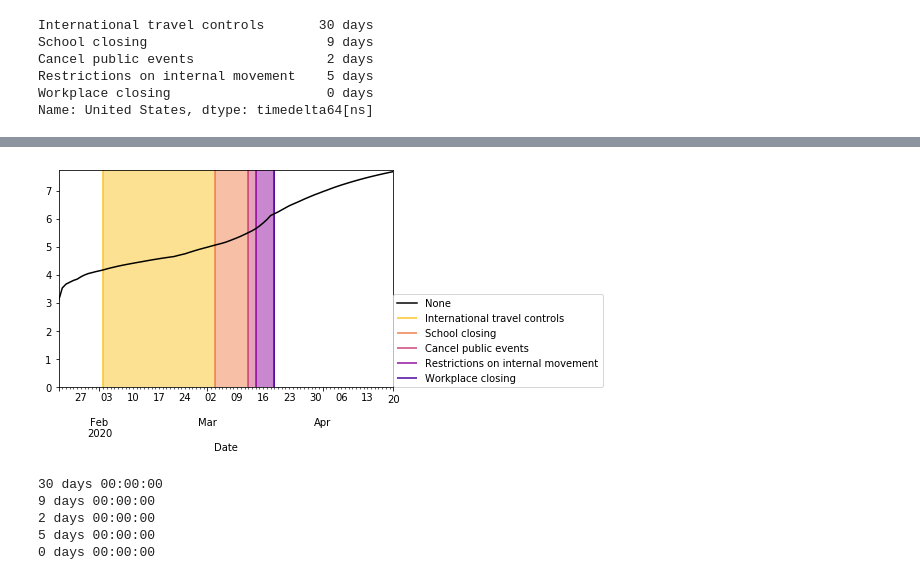
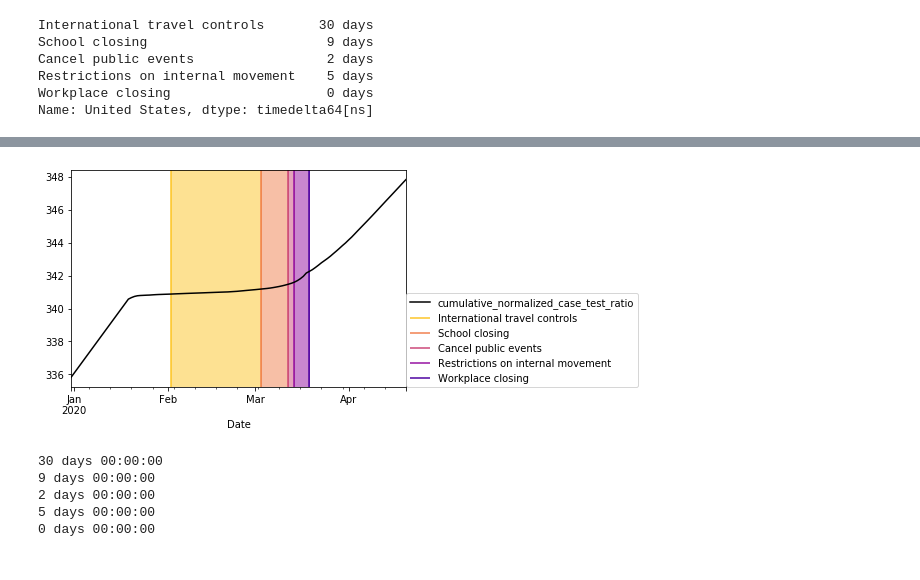
Before and after one commit to mgudorf/datsci, a Jupyter notebook: capstone2/COVID.ipynb, the cells around one changed output, grey strips where cells are left out. Cells and saved outputs as stored; diff of their text form; code cells hidden in the pictures.

```diff
--- a/capstone2/COVID.ipynb
+++ b/capstone2/COVID.ipynb
@@ -327,0 +447,10 @@ plt.xticks(rotation=45)
+# %%
+fig, ax = plt.subplots()
+for i, x in enumerate(before_minus_after_residual_df_small.values):
+    ax.plot(5*[i], x, marker='.', label=before_minus_after_residual_df_small.index[i])
+
+_ = ax.set_ylabel('Residual')
+_ = ax.set_xlabel('Blocks')
+#_ = ax.set_title('Variance comparison, blocks')
+# _ = ax.set_ylim([-window, window])
+_ = plt.show()
@@ -327,0 +479,8 @@ plt.xticks(rotation=45)
+# %%
+for i, x in enumerate(before_minus_after_residual_df_small.values.transpose()):
+    plt.plot(17*[i], x, marker='.', label=before_minus_after_residual_df_small.columns[i])
+_ = plt.ylabel('Residual')
+_ = plt.xlabel('Treatments')
+_ = plt.xticks(rotation=90)
+_ = plt.legend(loc=(1,0))
+_ = plt.show()
@@ -354,6 +537,3 @@ Cancel public events                 2 days
 Restrictions on internal movement    5 days
 Workplace closing                    0 days
 Name: United States, dtype: timedelta64[ns]
-# %%
-until_next_measure_widths = until_next_measure_widths.loc[usa_responses_start.sort_values().index]
-until_next_measure_widths
@@ -367 +544,3 @@ Name: United States, dtype: timedelta64[ns]
+# %%
+data.loc[:, 'cumulative_normalized_case_test_ratio'] = (data.total_cases_interpolated / data.tests_cumulative_interpolated).cumsum()
 # %%
@@ -395,20 +563,20 @@ cumulative_normalized_case_data = (amurica.total_cases_interpolated / ((amurica.
 # %%
 cmap = plt.get_cmap('plasma')
 my_colors = [cmap(int(i)) for i in np.linspace(cmap.N-32, 32, len(usa_responses_start))]
 
 fig, ax = plt.subplots()
-cumulative_normalized_case_data.plot(ax=ax,color='k')
-_, ymax = ax.get_ylim()
-ymin = 0
+data.loc['United States', 'cumulative_normalized_case_test_ratio'].plot(ax=ax,color='k')
+ymin, ymax = ax.get_ylim()
+
 for i, (df_index, df_val) in enumerate(usa_responses_start.sort_values().iteritems()):
     ax.vlines(df_val, ymin=ymin, ymax=ymax, label=df_index, color=my_colors[i])
     ax.add_patch(Rectangle((usa_responses_start.loc[df_index], 0),
                             until_next_measure_widths.loc[df_index], ymax, angle=0.0, color=my_colors[i], alpha=0.5))
-ax.set_ylim([0, 0.98*ymax])
+ax.set_ylim([ymin, ymax])
 _ = plt.legend(loc=(1,0))
 _ = plt.show()
 # %% [output]
-[figure, old version]
+[figure, new version]
 # %%
 
 cmap = plt.get_cmap('plasma')
```
Also changed, not shown: parts of 49 cells of this notebook, 37 other files.
